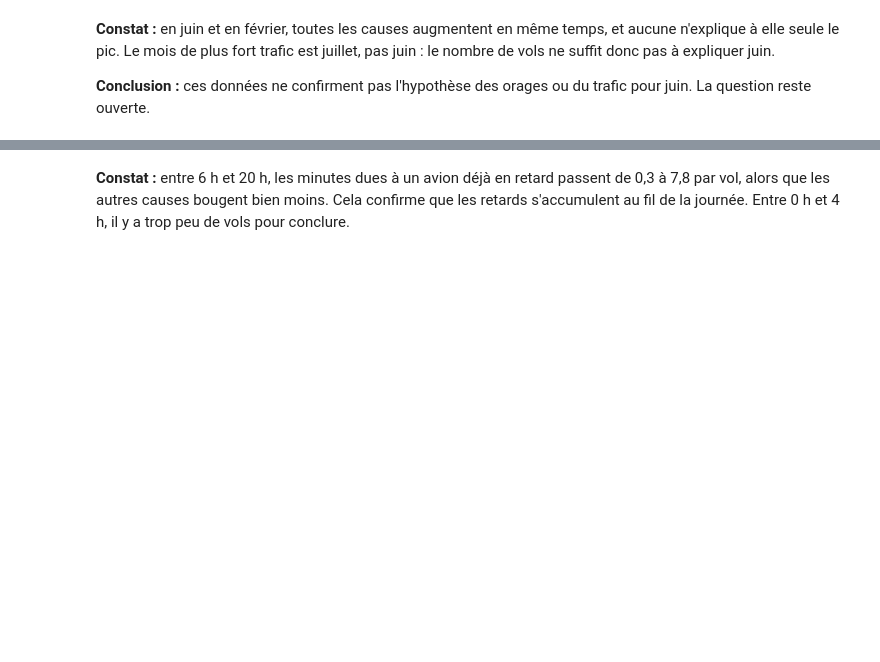
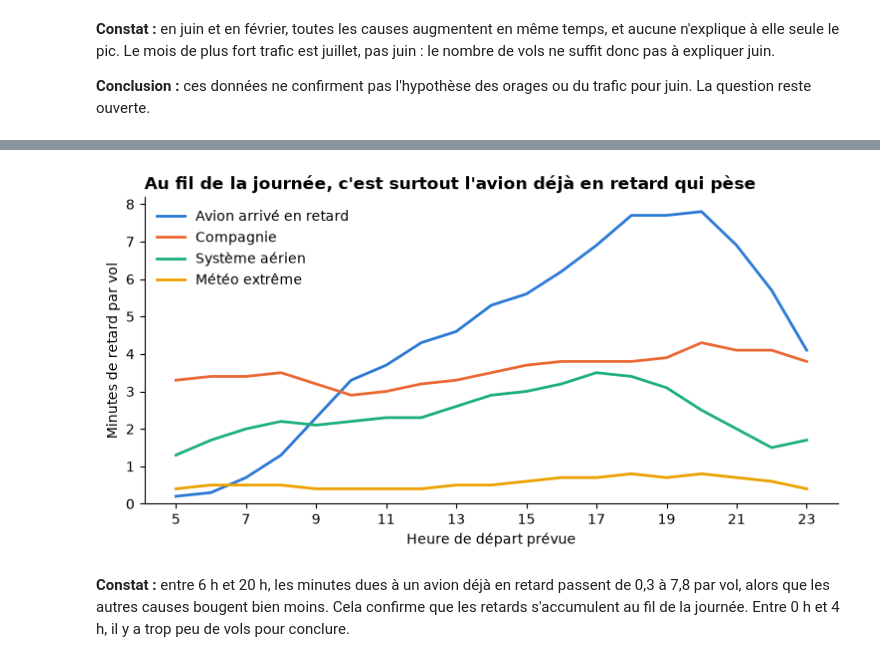
Before and after one commit to rovenmelloul/dazzle-dash, a Jupyter notebook: notebooks/eda_flights.ipynb, the cells around one changed output, grey strips where cells are left out. Saved outputs shown, nothing was run; the diff lists cells and outputs as text; code cells hidden in the pictures; blank space fills up the shorter version.

```diff
--- a/notebooks/eda_flights.ipynb
+++ b/notebooks/eda_flights.ipynb
@@ -328,3 +553,17 @@ minutes_par_vol("HEURE_DEPART_PREVUE")
+# %%
+# Sûreté est retirée car elle reste presque nulle. Entre 0 h et 4 h, il y a trop peu de vols.
+causes_par_heure = minutes_par_vol("HEURE_DEPART_PREVUE").loc[5:].drop(columns="Sûreté")
+
+ax = causes_par_heure.plot(color=COULEURS_CAUSES, linewidth=2)
+ax.set_title("Au fil de la journée, c'est surtout l'avion déjà en retard qui pèse")
+ax.set_xlabel("Heure de départ prévue")
+ax.set_ylabel("Minutes de retard par vol")
+ax.set_ylim(bottom=0)
+ax.set_xticks(range(5, 24, 2))
+ax.legend(title=None, frameon=False)
+plt.show()
+# %% [output]
+[figure, added]
 # %% [markdown]
 **Constat :** entre 6 h et 20 h, les minutes dues à un avion déjà en retard passent de 0,3 à 7,8 par vol, alors que les autres causes bougent bien moins. Cela confirme que les retards s'accumulent au fil de la journée. Entre 0 h et 4 h, il y a trop peu de vols pour conclure.
 # %% [markdown]
```
Also changed, not shown: parts of 40 cells of this notebook, 3 other files.
